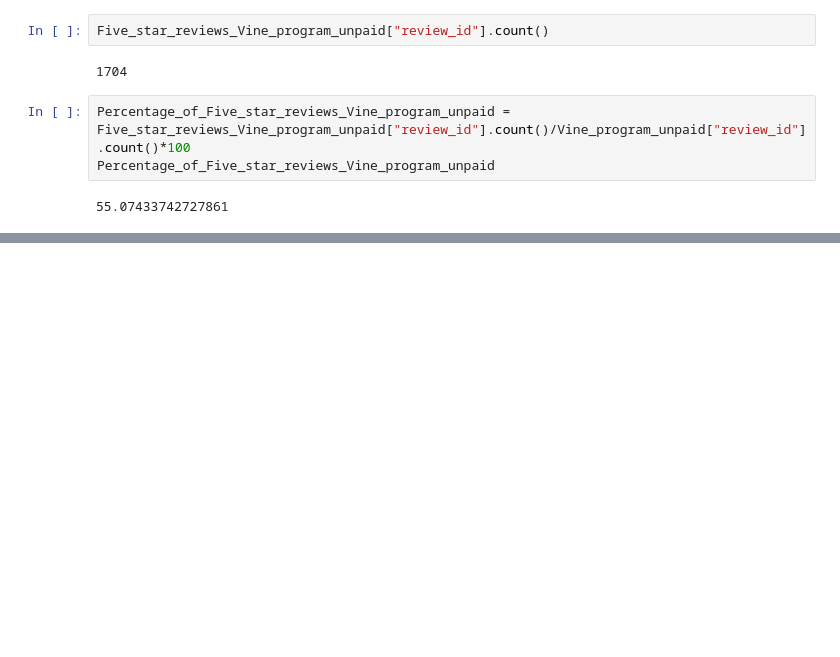
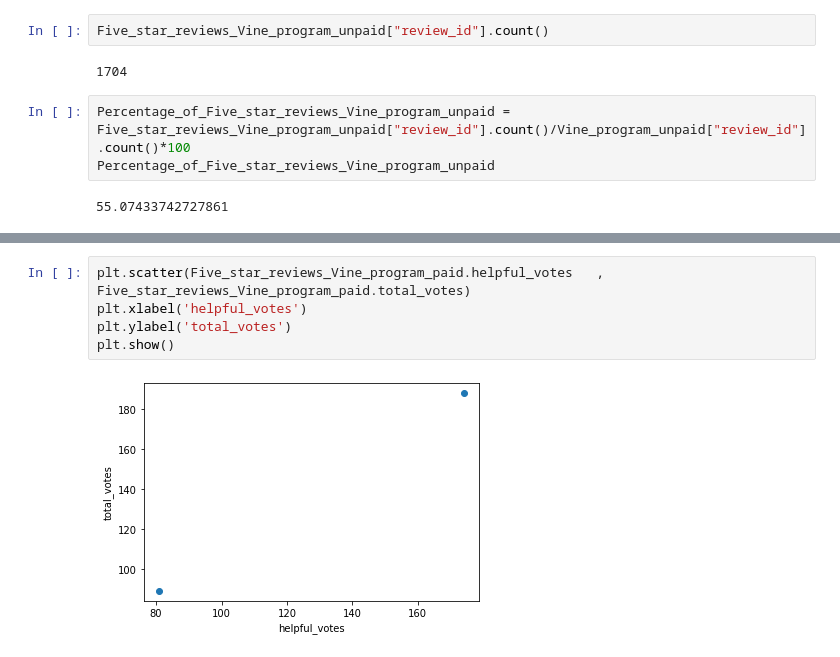
Before and after one commit to Adegbenga1/Amazon_Vine_Analysis, a Jupyter notebook: Vine_Review_Analysis.ipynb, the cells around one changed output, grey strips where cells are left out. Cells and saved outputs as stored; diff of their text form; blank space fills up the shorter version.

```diff
--- a/Vine_Review_Analysis.ipynb
+++ b/Vine_Review_Analysis.ipynb
@@ -280,0 +341,7 @@ Percentage_of_Five_star_reviews_Vine_program_unpaid
+# %%
+plt.scatter(Five_star_reviews_Vine_program_paid.helpful_votes	, Five_star_reviews_Vine_program_paid.total_votes)
+plt.xlabel('helpful_votes')
+plt.ylabel('total_votes')
+plt.show()
+# %% [output]
+[figure, added]
```
Also changed, not shown: parts of 12 cells of this notebook.
